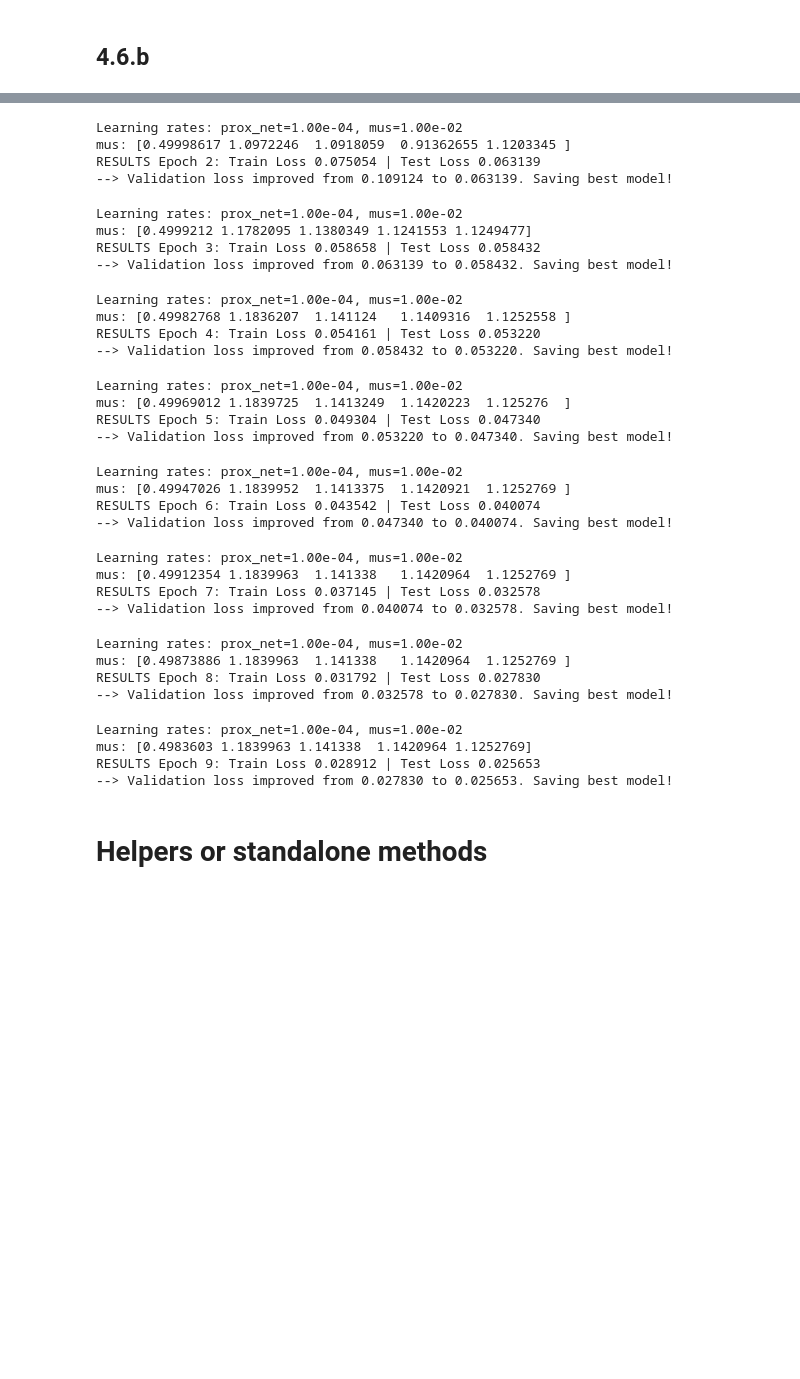
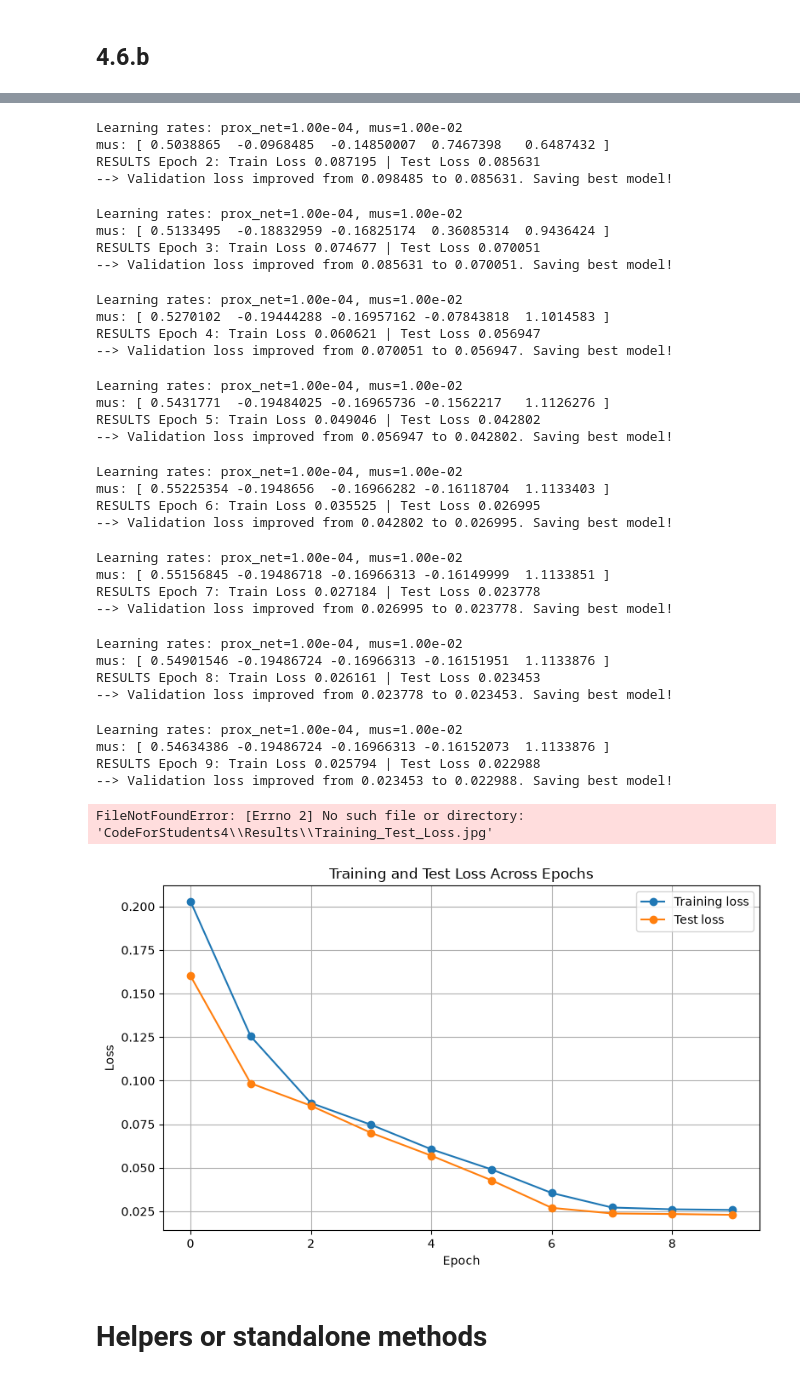
Before and after one commit to Christian-Stefan/ISTA-and-LISTA-, a Jupyter notebook: assignment4_4.1.ipynb, the cells around one changed output, grey strips where cells are left out. Drawn from its saved outputs; the diff is of its cells as text; code cells hidden in the pictures; blank space fills up the shorter version.

```diff
--- a/assignment4_4.1.ipynb
+++ b/assignment4_4.1.ipynb
@@ -497,10 +497,9 @@ class ProxNet(nn.Module):
     def forward(self, kspace: torch.Tensor, M: torch.Tensor):
         # 3.1 Initial zero-filled reconstruction (Phi^H y) mimicking z_0 = x_t = 0
         x0_complex = get_accelerated_MRI(kspace * M)
-        # 3.1 Extract and save the original phase to keep the physics intact
-        phase = torch.angle(x0_complex)
         # 3.2 Initialize x_t as the real-valued magnitude image for the ConvNet
         x_t = torch.abs(x0_complex).to(torch.float32)
+
         for t in range(self.num_iterations):
             # 3.3 Enforce the constraint: mu must be between 0 and 1
             mu = torch.clamp(self.mus[t], 0.0, 1.0)
@@ -508,8 +507,10 @@ class ProxNet(nn.Module):
             # =================@@@==================
             # 4: Data Consistency (The Physics 'g')
             # =================@@@==================
+            # 4.0 Extract and save the original phase to keep the physics intact
+            currentphase = torch.angle(x0_complex) if t==0 else torch.angle(x_dc_complex)
             # 4.1. Multiply the real image by the phase to restore complex numbers
-            x_t_complex = x_t.squeeze(1) * torch.exp(1j * phase)
+            x_t_complex = x_t.squeeze(1) * torch.exp(1j * currentphase)
             # 4.2. Forward physics: Image domain to k-space (Phi)
             k_t = get_k_space(x_t_complex)
             # 4.3. Gradient step in k-space: k_t - mu * M * (k_t - y)
@@ -621,6 +622,21 @@ for epoch in range(epochs):
         best_val_loss = avg_val_loss
         # Save the best model
         torch.save(model.state_dict(), 'Results/checkpoints/proxnet_best.pth')
+
+PLT.figure(figsize=(8, 5))
+
+PLT.plot(train_loss, label="Training loss", marker="o")
+PLT.plot(val_loss, label="Test loss", marker="o")
+
+PLT.xlabel("Epoch")
+PLT.ylabel("Loss")
+PLT.title("Training and Test Loss Across Epochs")
+PLT.legend()
+PLT.grid(True)
+PLT.tight_layout()
+
+PLT.savefig(r"CodeForStudents4\Results\Training_Test_Loss.jpg")
+PLT.show()
 # %% [output]
 Device xpu
 Learning rates: prox_net=1.00e-04, mus=1.00e-02
@@ -634,35 +650,37 @@ RESULTS Epoch 1: Train Loss 0.192534 | Test Loss 0.109124
 Learning rates: prox_net=1.00e-04, mus=1.00e-02
-mus: [0.49998617 1.0972246  1.0918059  0.91362655 1.1203345 ]
-RESULTS Epoch 2: Train Loss 0.075054 | Test Loss 0.063139
---> Validation loss improved from 0.109124 to 0.063139. Saving best model!
+mus: [ 0.5038865  -0.0968485  -0.14850007  0.7467398   0.6487432 ]
+RESULTS Epoch 2: Train Loss 0.087195 | Test Loss 0.085631
+--> Validation loss improved from 0.098485 to 0.085631. Saving best model!
 Learning rates: prox_net=1.00e-04, mus=1.00e-02
-mus: [0.4999212 1.1782095 1.1380349 1.1241553 1.1249477]
-RESULTS Epoch 3: Train Loss 0.058658 | Test Loss 0.058432
---> Validation loss improved from 0.063139 to 0.058432. Saving best model!
+mus: [ 0.5133495  -0.18832959 -0.16825174  0.36085314  0.9436424 ]
+RESULTS Epoch 3: Train Loss 0.074677 | Test Loss 0.070051
+--> Validation loss improved from 0.085631 to 0.070051. Saving best model!
 Learning rates: prox_net=1.00e-04, mus=1.00e-02
-mus: [0.49982768 1.1836207  1.141124   1.1409316  1.1252558 ]
-RESULTS Epoch 4: Train Loss 0.054161 | Test Loss 0.053220
---> Validation loss improved from 0.058432 to 0.053220. Saving best model!
+mus: [ 0.5270102  -0.19444288 -0.16957162 -0.07843818  1.1014583 ]
+RESULTS Epoch 4: Train Loss 0.060621 | Test Loss 0.056947
+--> Validation loss improved from 0.070051 to 0.056947. Saving best model!
 Learning rates: prox_net=1.00e-04, mus=1.00e-02
-mus: [0.49969012 1.1839725  1.1413249  1.1420223  1.125276  ]
-RESULTS Epoch 5: Train Loss 0.049304 | Test Loss 0.047340
---> Validation loss improved from 0.053220 to 0.047340. Saving best model!
+mus: [ 0.5431771  -0.19484025 -0.16965736 -0.1562217   1.1126276 ]
+RESULTS Epoch 5: Train Loss 0.049046 | Test Loss 0.042802
+--> Validation loss improved from 0.056947 to 0.042802. Saving best model!
 Learning rates: prox_net=1.00e-04, mus=1.00e-02
-mus: [0.49947026 1.1839952  1.1413375  1.1420921  1.1252769 ]
-RESULTS Epoch 6: Train Loss 0.043542 | Test Loss 0.040074
---> Validation loss improved from 0.047340 to 0.040074. Saving best model!
+mus: [ 0.55225354 -0.1948656  -0.16966282 -0.16118704  1.1133403 ]
+RESULTS Epoch 6: Train Loss 0.035525 | Test Loss 0.026995
+--> Validation loss improved from 0.042802 to 0.026995. Saving best model!
 Learning rates: prox_net=1.00e-04, mus=1.00e-02
-mus: [0.49912354 1.1839963  1.141338   1.1420964  1.1252769 ]
-RESULTS Epoch 7: Train Loss 0.037145 | Test Loss 0.032578
---> Validation loss improved from 0.040074 to 0.032578. Saving best model!
+mus: [ 0.55156845 -0.19486718 -0.16966313 -0.16149999  1.1133851 ]
+RESULTS Epoch 7: Train Loss 0.027184 | Test Loss 0.023778
+--> Validation loss improved from 0.026995 to 0.023778. Saving best model!
 Learning rates: prox_net=1.00e-04, mus=1.00e-02
-mus: [0.49873886 1.1839963  1.141338   1.1420964  1.1252769 ]
-RESULTS Epoch 8: Train Loss 0.031792 | Test Loss 0.027830
---> Validation loss improved from 0.032578 to 0.027830. Saving best model!
+mus: [ 0.54901546 -0.19486724 -0.16966313 -0.16151951  1.1133876 ]
+RESULTS Epoch 8: Train Loss 0.026161 | Test Loss 0.023453
+--> Validation loss improved from 0.023778 to 0.023453. Saving best model!
 Learning rates: prox_net=1.00e-04, mus=1.00e-02
-mus: [0.4983603 1.1839963 1.141338  1.1420964 1.1252769]
-RESULTS Epoch 9: Train Loss 0.028912 | Test Loss 0.025653
---> Validation loss improved from 0.027830 to 0.025653. Saving best model!
+mus: [ 0.54634386 -0.19486724 -0.16966313 -0.16152073  1.1133876 ]
+RESULTS Epoch 9: Train Loss 0.025794 | Test Loss 0.022988
+--> Validation loss improved from 0.023453 to 0.022988. Saving best model!
+FileNotFoundError: [Errno 2] No such file or directory: 'CodeForStudents4\\Results\\Training_Test_Loss.jpg'
+[figure, added]
 # %% [markdown]
 # Helpers or standalone methods
 # %%
```
Also changed, not shown: parts of 1 cell of this notebook, 1 other file.
